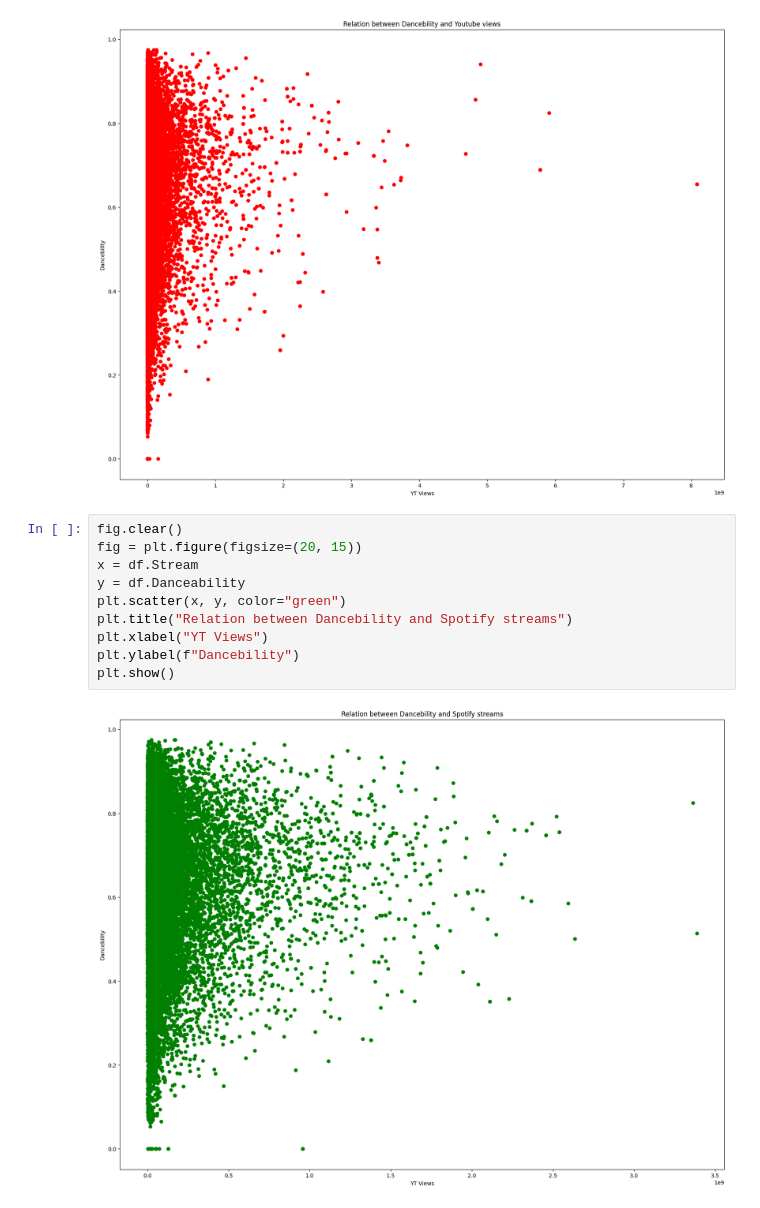
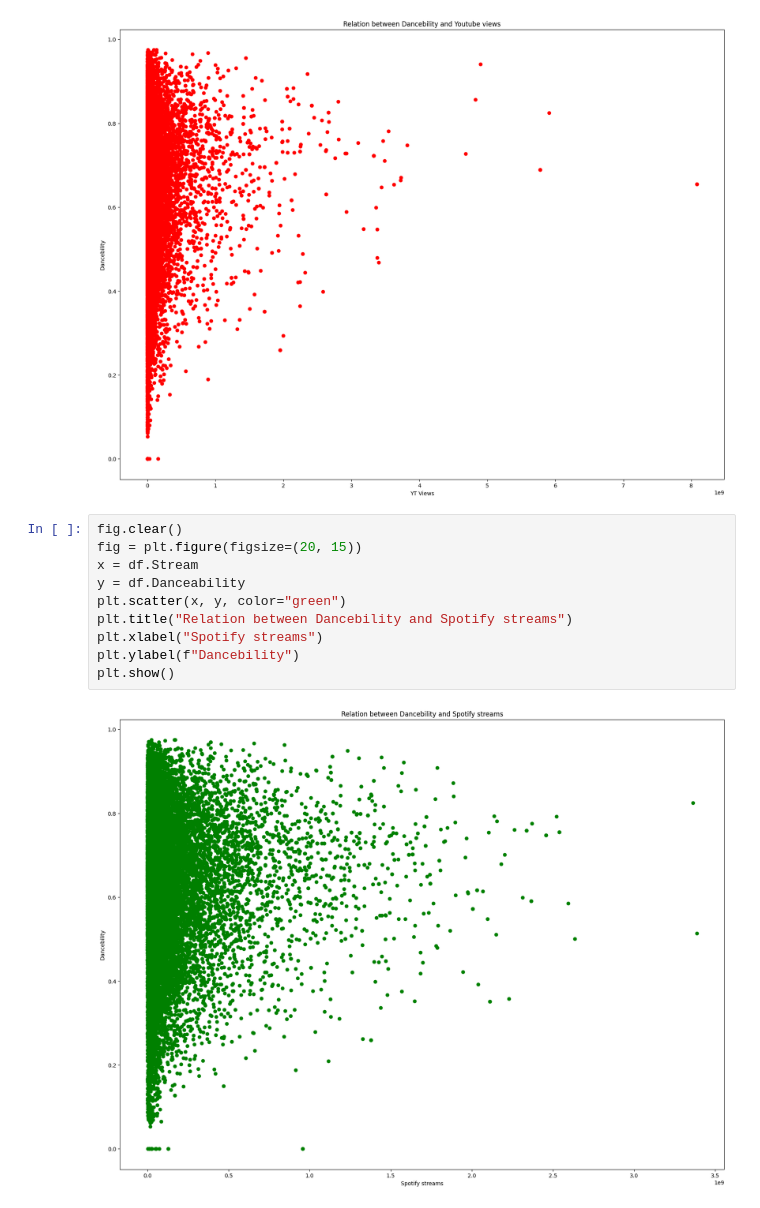
Before and after one commit to DamianZawolski/BIProject, a Jupyter notebook: YTSpotify.ipynb, the cells around one changed output. Drawn from its saved outputs; the diff is of its cells as text.

Commit message:
Simple charts

```diff
--- a/YTSpotify.ipynb
+++ b/YTSpotify.ipynb
@@ -37,12 +37,12 @@ plt.show()
 # %%
 fig.clear()
 fig = plt.figure(figsize=(20, 15))
 x = df.Stream
 y = df.Danceability
 plt.scatter(x, y, color="green")
 plt.title("Relation between Dancebility and Spotify streams")
-plt.xlabel("YT Views")
+plt.xlabel("Spotify streams")
 plt.ylabel(f"Dancebility")
 plt.show()
 # %% [output]
-[figure, old version]
+[figure, new version]
```
Also changed, not shown: parts of 2 cells of this notebook.
